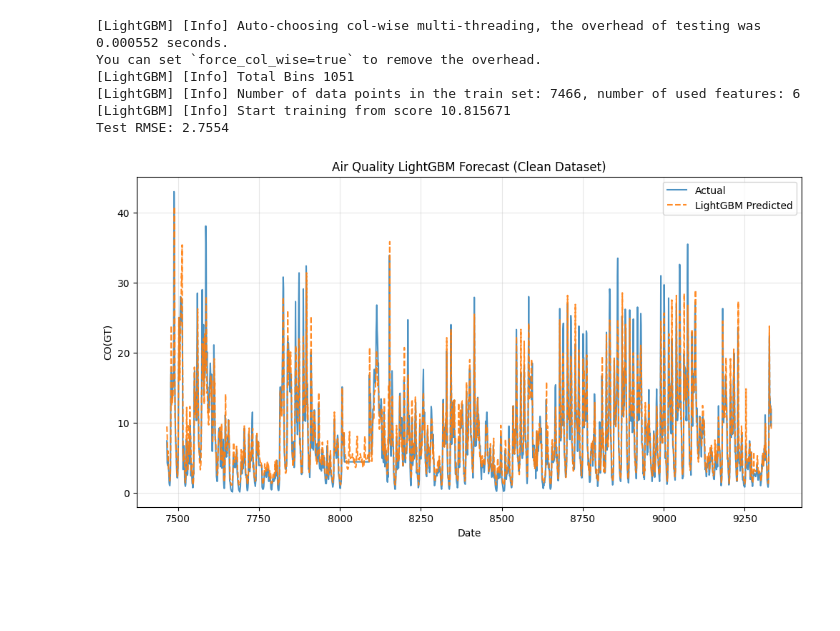
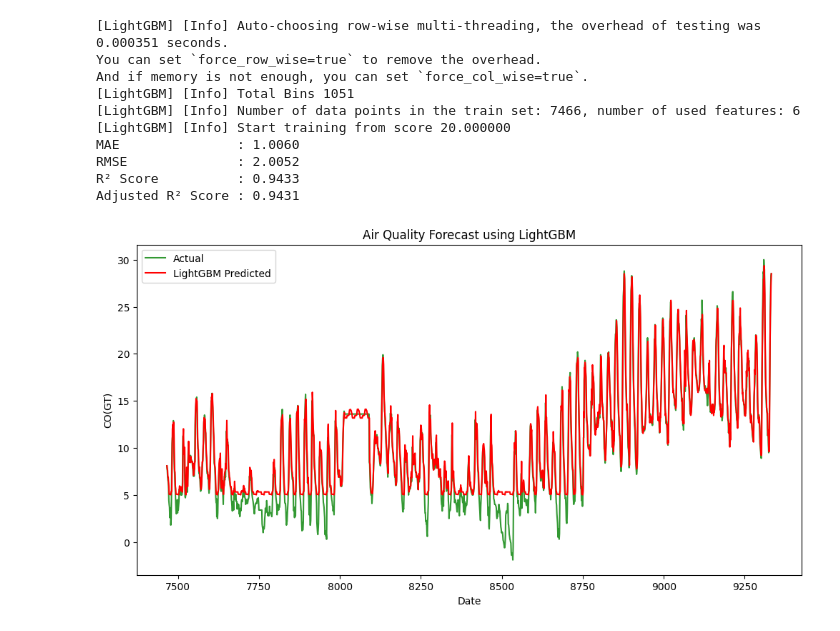
Before and after one commit to sabithakrishnan/timeseries-analysis, a Jupyter notebook: timeseries_analysis_lightgbm.ipynb, the cells around one changed output. Drawn from its saved outputs; the diff is of its cells as text; code cells hidden in the pictures; blank space fills up the shorter version.

```diff
--- a/timeseries_analysis_lightgbm.ipynb
+++ b/timeseries_analysis_lightgbm.ipynb
@@ -4,9 +4,10 @@
 import lightgbm as lgb
 import numpy as np
 import pandas as pd
-from sklearn.metrics import mean_squared_error
+from sklearn.metrics import mean_absolute_error, mean_squared_error, r2_score
 from sklearn.model_selection import TimeSeriesSplit
 import matplotlib.pyplot as plt
+import time
 
 # 1. Load Data (Using the standard UCI Air Quality URL)
 air_quality_df = pd.read_csv("/content/AirQualityUCI.csv", sep=";", decimal=",")
@@ -23,8 +24,8 @@ air_quality_df = air_quality_df.sort_values("Datetime").reset_index(drop=True)
 air_quality_df = air_quality_df.replace(-200, np.nan)
 air_quality_df = air_quality_df.ffill().bfill()
 
-# Target: Predict Benzene (C6H6(GT)) concentrations
-target = "C6H6(GT)"
+# Target: Temperature T
+target = "T"
 
 # 2. Time Series Feature Engineering
 # Create Lag features (previous 1, 2, and 24 hours)
@@ -52,52 +53,64 @@ train_air_quality_df = air_quality_df.iloc[:split_idx]
 test_air_quality_df = air_quality_df.iloc[split_idx:]
 
 X_train, y_train = train_air_quality_df[features], train_air_quality_df[target]
 X_test, y_test = test_air_quality_df[features], test_air_quality_df[target]
 
 # 4. Initialize and Train LightGBM Regressor
 model = lgb.LGBMRegressor(
-    n_estimators=500,
+    objective='regression_l1',
+    n_estimators=100,
     learning_rate=0.05,
-    num_leaves=31,
+    num_leaves=21,
     random_state=42,
     n_jobs=-1,
 )
 
 # Fit model using a time-series validation strategy for early stopping
 tscv = TimeSeriesSplit(n_splits=3)
 model.fit(
     X_train,
     y_train,
     eval_set=[(X_test, y_test)],
     callbacks=[lgb.early_stopping(stopping_rounds=20, verbose=False)],
 )
+#Forecasting
+predictions = model.predict(X_test)
 
-# 5. Predict and Evaluate
-predictions = model.predict(X_test)
-rmse = np.sqrt(mean_squared_error(y_test, predictions))
+#ACCURACY METRICS
+y_true = y_test.values
+y_pred = predictions
 
-print(f"Test RMSE: {rmse:.4f}")
+# MAE, RMSE, and R2
+mae = mean_absolute_error(y_true, y_pred)
+rmse = mean_squared_error(y_true, y_pred)
+r2 = r2_score(y_true, y_pred)
+
+# Adjusted R2
+n = len(y_true)  # Number of data points in test set
+p = X_train.shape[1]  # Number of features/predictors used (3 lags)
+adjusted_r2 = 1 - ((1 - r2) * (n - 1) / (n - p - 1))
+print(f"MAE               : {mae:.4f}")
+print(f"RMSE              : {rmse:.4f}")
+print(f"R² Score          : {r2:.4f}")
+print(f"Adjusted R² Score : {adjusted_r2:.4f}")
+#Display
 plt.figure(figsize=(12, 6))
-plt.plot(y_test.index, y_test, label="Actual", color="tab:blue", alpha=0.8)
-plt.plot(
-    y_test.index,
-    predictions,
-    label="LightGBM Predicted",
-    color="tab:orange",
-    linestyle="--",
-    alpha=0.9,
-)
-plt.title("Air Quality LightGBM Forecast (Clean Dataset)")
+plt.plot(y_test.index, y_test, label="Actual", color="green", alpha=0.8)
+plt.plot(y_test.index,predictions,label="LightGBM Predicted",color="red")
+plt.title("Air Quality Forecast using LightGBM")
 plt.xlabel("Date")
 plt.ylabel("CO(GT)")
 plt.legend()
-plt.grid(True, alpha=0.3)
 plt.show()
 # %% [output]
-[LightGBM] [Info] Auto-choosing col-wise multi-threading, the overhead of testing was 0.000552 seconds.
-You can set `force_col_wise=true` to remove the overhead.
+[LightGBM] [Info] Auto-choosing row-wise multi-threading, the overhead of testing was 0.000351 seconds.
+You can set `force_row_wise=true` to remove the overhead.
+And if memory is not enough, you can set `force_col_wise=true`.
 [LightGBM] [Info] Total Bins 1051
 [LightGBM] [Info] Number of data points in the train set: 7466, number of used features: 6
-[LightGBM] [Info] Start training from score 10.815671
-Test RMSE: 2.7554
+[LightGBM] [Info] Start training from score 20.000000
+MAE               : 1.0060
+RMSE              : 2.0052
+R² Score          : 0.9433
+Adjusted R² Score : 0.9431
-[figure, old version]
+[figure, new version]
```
